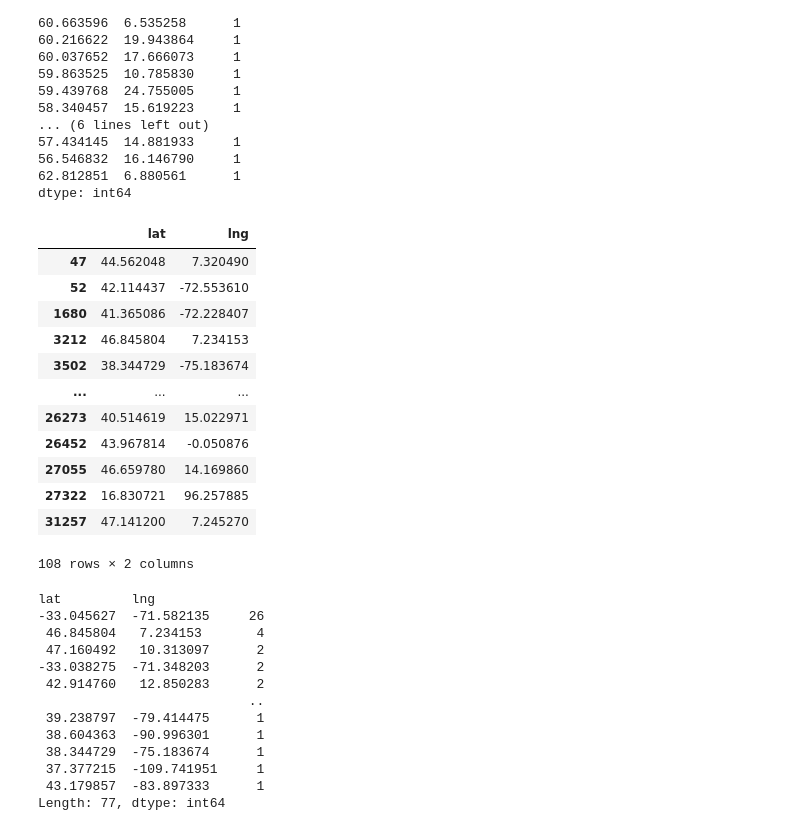
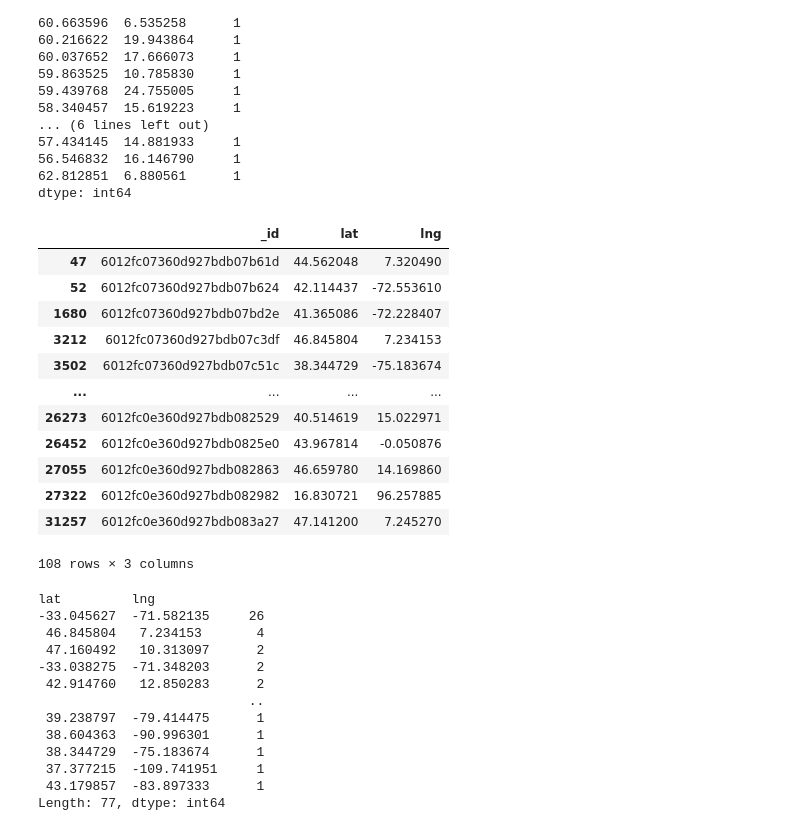
Before and after one commit to mayo-s/phonebookdiver, a Jupyter notebook: jupyter/phonebookdiver_notebook.ipynb, the cells around one changed output. Saved outputs shown, nothing was run; the diff lists cells and outputs as text; code cells hidden in the pictures.

```diff
--- a/jupyter/phonebookdiver_notebook.ipynb
+++ b/jupyter/phonebookdiver_notebook.ipynb
@@ -693,0 +675,5 @@ coords_df
+# %%
+data = data.assign(lat=(data.coordinates.astype(str).str.strip('[]').str.split(',').str[0]).astype(float),
+                 lng=data.coordinates.astype(str).str.strip('[]').str.split(',').str[1].astype(float)
+                ).drop('coordinates',1)
+data
@@ -761,23 +761,23 @@ lat        lng
 62.812851  6.880561      1
 dtype: int64
 # %%
-south = coords_df[coords_df.lat < 47.2]
+south = data[data.lat < 47.2]
 south
 # 108 records
 # %% [output]
-|  | lat | lng |
-| 47 | 44.562048 | 7.320490 |
-| 52 | 42.114437 | -72.553610 |
-| 1680 | 41.365086 | -72.228407 |
-| 3212 | 46.845804 | 7.234153 |
-| 3502 | 38.344729 | -75.183674 |
-| ... | ... | ... |
-| 26273 | 40.514619 | 15.022971 |
-| 26452 | 43.967814 | -0.050876 |
-| 27055 | 46.659780 | 14.169860 |
-| 27322 | 16.830721 | 96.257885 |
-| 31257 | 47.141200 | 7.245270 |
+|  | _id | lat | lng |
+| 47 | 6012fc07360d927bdb07b61d | 44.562048 | 7.320490 |
+| 52 | 6012fc07360d927bdb07b624 | 42.114437 | -72.553610 |
+| 1680 | 6012fc07360d927bdb07bd2e | 41.365086 | -72.228407 |
+| 3212 | 6012fc07360d927bdb07c3df | 46.845804 | 7.234153 |
+| 3502 | 6012fc07360d927bdb07c51c | 38.344729 | -75.183674 |
+| ... | ... | ... | ... |
+| 26273 | 6012fc0e360d927bdb082529 | 40.514619 | 15.022971 |
+| 26452 | 6012fc0e360d927bdb0825e0 | 43.967814 | -0.050876 |
+| 27055 | 6012fc0e360d927bdb082863 | 46.659780 | 14.169860 |
+| 27322 | 6012fc0e360d927bdb082982 | 16.830721 | 96.257885 |
+| 31257 | 6012fc0e360d927bdb083a27 | 47.141200 | 7.245270 |
-108 rows × 2 columns
+108 rows × 3 columns
 # %%
 south.value_counts(['lat', 'lng'])
 # %% [output]
```
Also changed, not shown: parts of 10 cells of this notebook.
